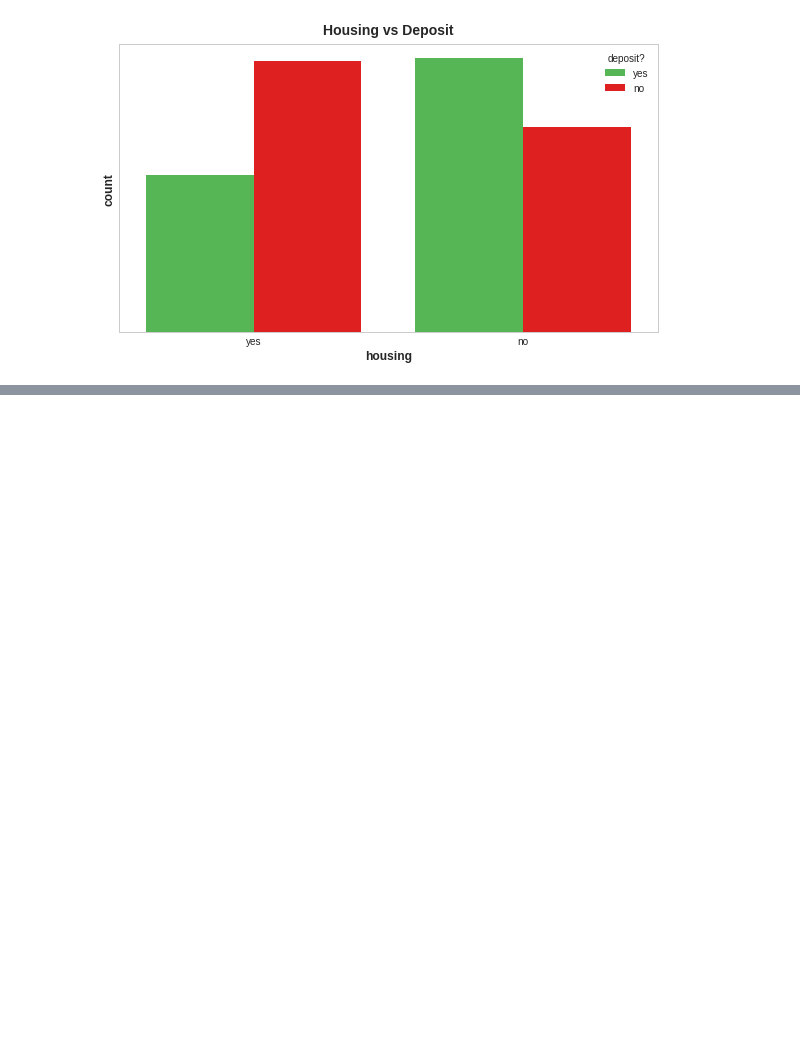
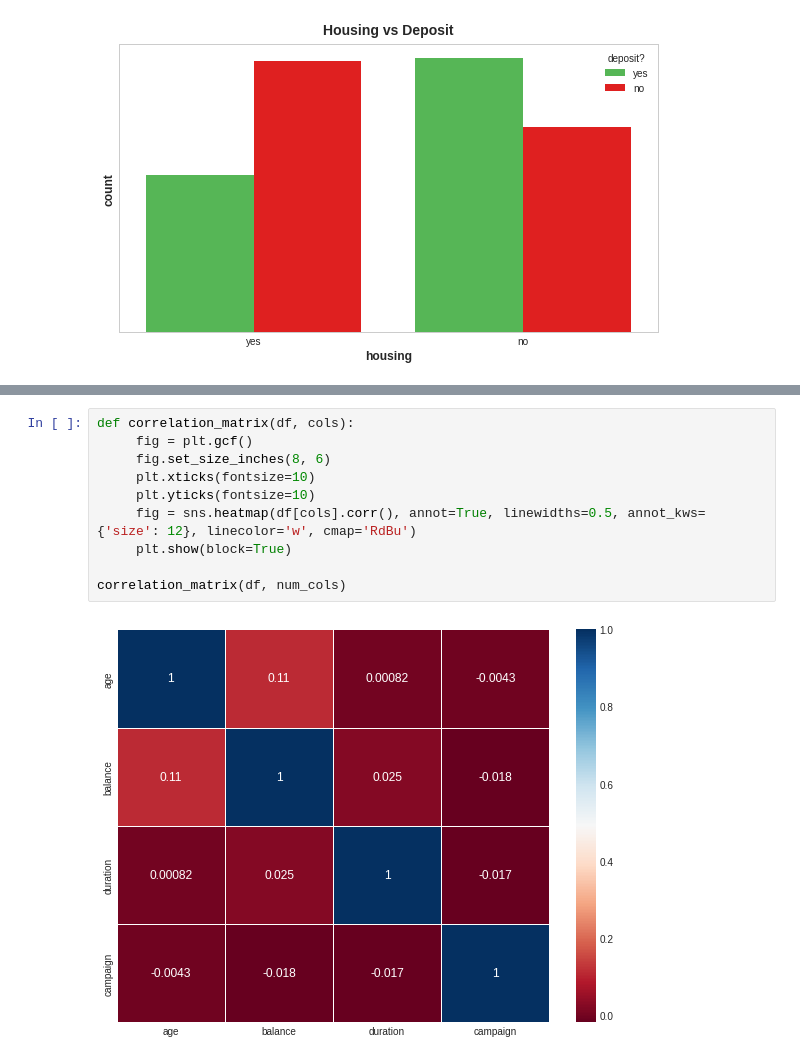
Before and after one commit to masete/Bank-Credit-Analysis, a Jupyter notebook: eda.ipynb, the cells around one changed output, grey strips where cells are left out. Cells and saved outputs as stored; diff of their text form; blank space fills up the shorter version.

Commit message:
correlation matrix

```diff
--- a/eda.ipynb
+++ b/eda.ipynb
@@ -572,0 +584,12 @@ plt.show()
+# %%
+def correlation_matrix(df, cols):
+     fig = plt.gcf()
+     fig.set_size_inches(8, 6)
+     plt.xticks(fontsize=10)
+     plt.yticks(fontsize=10)
+     fig = sns.heatmap(df[cols].corr(), annot=True, linewidths=0.5, annot_kws={'size': 12}, linecolor='w', cmap='RdBu')
+     plt.show(block=True)
+
+correlation_matrix(df, num_cols)
+# %% [output]
+[figure, added]
```
Also changed, not shown: parts of 2 cells of this notebook.
